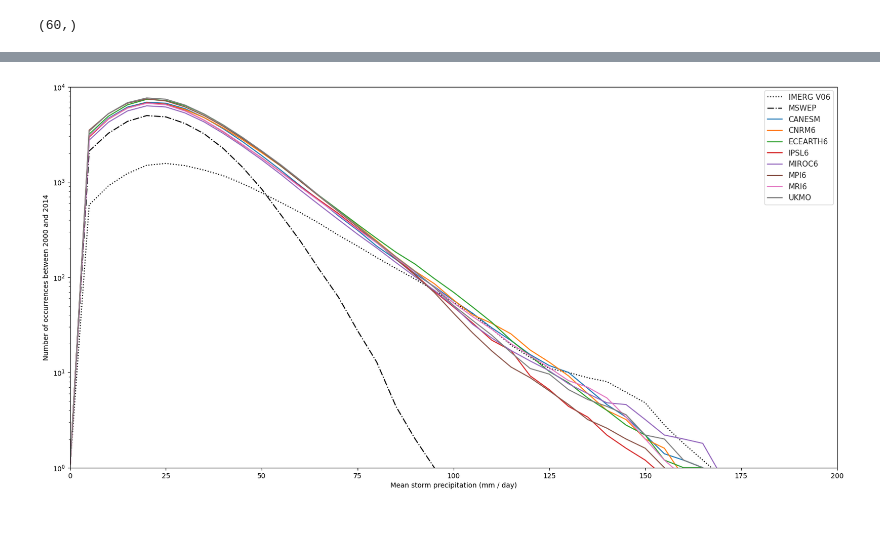
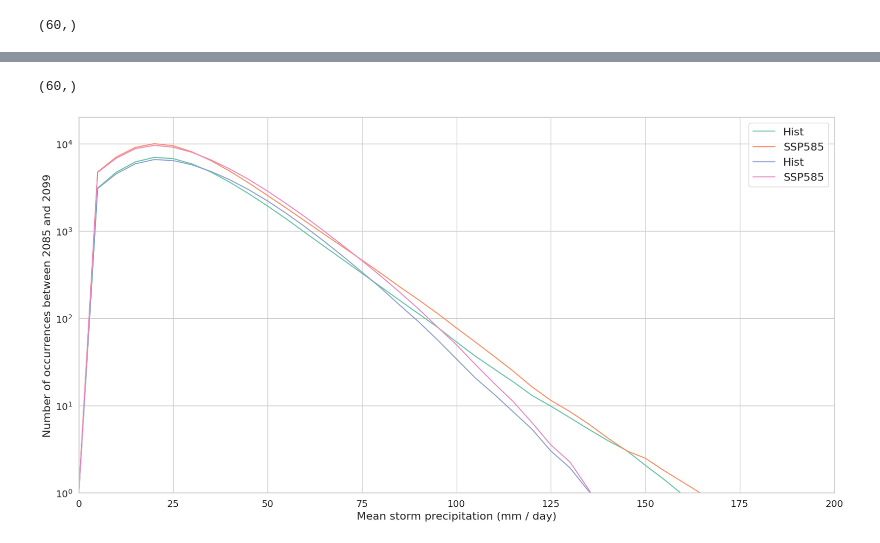
Before and after one commit to vosps/tropical_cyclone, a Jupyter notebook: chapter_3/rain_freq_chirps.ipynb, the cells around one changed output, grey strips where cells are left out. Cells and saved outputs as stored; diff of their text form; code cells hidden in the pictures.

```diff
--- a/chapter_3/rain_freq_chirps.ipynb
+++ b/chapter_3/rain_freq_chirps.ipynb
@@ -405,32 +505,60 @@ print(canesm_total_rain.shape)
+# %%
+print(canesm_total_rain_ssp585.shape)
+# %% [output]
+(60,)
+# %%
+# for model in models:
+#     print(globals()[f'{model}_dates'])
+#     print(globals()[f'{model}_dates_ssp585'])
+
+
+ssp585_ensemble_average_rain = np.mean(np.concatenate([np.expand_dims(canesm_total_rain_ssp585,axis=0),np.expand_dims(cnrm6_total_rain_ssp585,axis=0),np.expand_dims(miroc6_total_rain_ssp585,axis=0),np.expand_dims(ipsl6_total_rain_ssp585,axis=0),np.expand_dims(mri6_total_rain_ssp585,axis=0),np.expand_dims(mpi6_total_rain_ssp585,axis=0),np.expand_dims(ukmo_total_rain_ssp585,axis=0),np.expand_dims(ecearth6_total_rain_ssp585,axis=0)],axis=0),axis=0)
+hist_ensemble_average_rain = np.mean(np.concatenate([np.expand_dims(canesm_total_rain,axis=0),np.expand_dims(cnrm6_total_rain,axis=0),np.expand_dims(miroc6_total_rain,axis=0),np.expand_dims(ipsl6_total_rain,axis=0),np.expand_dims(mri6_total_rain,axis=0),np.expand_dims(mpi6_total_rain,axis=0),np.expand_dims(ukmo_total_rain,axis=0),np.expand_dims(ecearth6_total_rain,axis=0)],axis=0),axis=0)
+hist_ensemble_min_rain = np.min(np.concatenate([np.expand_dims(canesm_total_rain,axis=0),np.expand_dims(cnrm6_total_rain,axis=0),np.expand_dims(miroc6_total_rain,axis=0),np.expand_dims(ipsl6_total_rain,axis=0),np.expand_dims(mri6_total_rain,axis=0),np.expand_dims(mpi6_total_rain,axis=0),np.expand_dims(ukmo_total_rain,axis=0),np.expand_dims(ecearth6_total_rain,axis=0)],axis=0),axis=0)
+hist_ensemble_max_rain = np.max(np.concatenate([np.expand_dims(canesm_total_rain,axis=0),np.expand_dims(cnrm6_total_rain,axis=0),np.expand_dims(miroc6_total_rain,axis=0),np.expand_dims(ipsl6_total_rain,axis=0),np.expand_dims(mri6_total_rain,axis=0),np.expand_dims(mpi6_total_rain,axis=0),np.expand_dims(ukmo_total_rain,axis=0),np.expand_dims(ecearth6_total_rain,axis=0)],axis=0),axis=0)
+
+
+ssp585_ensemble_average_rain_qm = np.mean(np.concatenate([np.expand_dims(canesm_total_rain_ssp585_qm,axis=0),np.expand_dims(cnrm6_total_rain_ssp585_qm,axis=0),np.expand_dims(miroc6_total_rain_ssp585_qm,axis=0),np.expand_dims(ipsl6_total_rain_ssp585_qm,axis=0),np.expand_dims(mri6_total_rain_ssp585_qm,axis=0),np.expand_dims(mpi6_total_rain_ssp585_qm,axis=0),np.expand_dims(ukmo_total_rain_ssp585_qm,axis=0),np.expand_dims(ecearth6_total_rain_ssp585_qm,axis=0)],axis=0),axis=0)
+hist_ensemble_average_rain_qm = np.mean(np.concatenate([np.expand_dims(canesm_total_rain_qm,axis=0),np.expand_dims(cnrm6_total_rain_qm,axis=0),np.expand_dims(miroc6_total_rain_qm,axis=0),np.expand_dims(ipsl6_total_rain_qm,axis=0),np.expand_dims(mri6_total_rain_qm,axis=0),np.expand_dims(mpi6_total_rain_qm,axis=0),np.expand_dims(ukmo_total_rain_qm,axis=0),np.expand_dims(ecearth6_total_rain_qm,axis=0)],axis=0),axis=0)
+hist_ensemble_min_rain_qm = np.min(np.concatenate([np.expand_dims(canesm_total_rain_qm,axis=0),np.expand_dims(cnrm6_total_rain_qm,axis=0),np.expand_dims(miroc6_total_rain_qm,axis=0),np.expand_dims(ipsl6_total_rain_qm,axis=0),np.expand_dims(mri6_total_rain_qm,axis=0),np.expand_dims(mpi6_total_rain_qm,axis=0),np.expand_dims(ukmo_total_rain_qm,axis=0),np.expand_dims(ecearth6_total_rain_qm,axis=0)],axis=0),axis=0)
+hist_ensemble_max_rain_qm = np.max(np.concatenate([np.expand_dims(canesm_total_rain_qm,axis=0),np.expand_dims(cnrm6_total_rain_qm,axis=0),np.expand_dims(miroc6_total_rain_qm,axis=0),np.expand_dims(ipsl6_total_rain_qm,axis=0),np.expand_dims(mri6_total_rain_qm,axis=0),np.expand_dims(mpi6_total_rain_qm,axis=0),np.expand_dims(ukmo_total_rain_qm,axis=0),np.expand_dims(ecearth6_total_rain_qm,axis=0)],axis=0),axis=0)
+ssp585_ensemble_min_rain_qm = np.min(np.concatenate([np.expand_dims(canesm_total_rain_ssp585_qm,axis=0),np.expand_dims(cnrm6_total_rain_ssp585_qm,axis=0),np.expand_dims(miroc6_total_rain_ssp585_qm,axis=0),np.expand_dims(ipsl6_total_rain_ssp585_qm,axis=0),np.expand_dims(mri6_total_rain_ssp585_qm,axis=0),np.expand_dims(mpi6_total_rain_ssp585_qm,axis=0),np.expand_dims(ukmo_total_rain_ssp585_qm,axis=0),np.expand_dims(ecearth6_total_rain_ssp585_qm,axis=0)],axis=0),axis=0)
+ssp585_ensemble_max_rain_qm = np.max(np.concatenate([np.expand_dims(canesm_total_rain_ssp585_qm,axis=0),np.expand_dims(cnrm6_total_rain_ssp585_qm,axis=0),np.expand_dims(miroc6_total_rain_ssp585_qm,axis=0),np.expand_dims(ipsl6_total_rain_ssp585_qm,axis=0),np.expand_dims(mri6_total_rain_ssp585_qm,axis=0),np.expand_dims(mpi6_total_rain_ssp585_qm,axis=0),np.expand_dims(ukmo_total_rain_ssp585_qm,axis=0),np.expand_dims(ecearth6_total_rain_ssp585_qm,axis=0)],axis=0),axis=0)
 # %%
 # TODO: subsample so all counts are equivalent to 6 hourly samples - it will skew results if mswep is 3 hourly and cmip6 is a mix of 3 and 6 hourly.
 fig,axes = plt.subplots(1,1,figsize=(20, 10))
 sns.set(style="whitegrid")
 sns.set_palette("Set2")
 
 # wgan
 # plt.plot(dates_wgan,total_rain_wgan,linestyle='dashed')
 # plt.plot(dates_wgan_og,total_rain_wgan_og,linestyle='dashed')
 
 # IMERG Obs
-plt.plot(dates_imerg,total_rain_imerg,color='black',linestyle='dotted')
-plt.plot(dates_mswep,total_rain_mswep,color='black',linestyle='dashdot')
+# plt.plot(dates_imerg,total_rain_imerg,color='black',linestyle='dotted')
+# plt.plot(dates_mswep,total_rain_mswep,color='black',linestyle='dashdot')
 
 
 # chirps
-for model in models:
-    im = axes.plot(globals()[f'{model}_dates'],globals()[f'{model}_total_rain'])
+axes.plot(cnrm6_dates,hist_ensemble_average_rain)
+axes.plot(cnrm6_dates_ssp585,ssp585_ensemble_average_rain)
+axes.plot(cnrm6_dates_qm,hist_ensemble_average_rain_qm)
+axes.plot(cnrm6_dates_ssp585_qm,ssp585_ensemble_average_rain_qm)
 
 
 
 plt.yscale('log')
-plt.ylim(1,10000)
+plt.ylim(1,20000)
 plt.xlim(0,200)
-plt.legend(['IMERG V06','MSWEP','CANESM','CNRM6','ECEARTH6','IPSL6', 'MIROC6','MPI6','MRI6','UKMO'])
+plt.legend(['Hist','SSP585','Hist','SSP585'],fontsize=16)
+plt.xticks(fontsize=14)
+plt.yticks(fontsize=14)
 # plt.legend(['Scalar WGAN','2D WGAN','IMERG V06','MSWEP','CMCC-CM2-VHR4','HadGEM3-GC31-HH','MIROC6','MPI-ESM1-2-LR','NorESM2-LM','NESM3','IPSL-CM6A-LR','MRI-ESM2-0','EC-Earth3','CMCC-CM2-HR4'])
-plt.xlabel('Mean storm precipitation (mm / day)')
-plt.ylabel('Number of occurrences between 2000 and 2014')
+plt.xlabel('Mean storm precipitation (mm / day)',fontsize=16)
+plt.ylabel('Number of occurrences between 2085 and 2099',fontsize=16)
 
-plt.savefig('3_rain_frequency_hist.png',bbox_inches='tight')
+plt.savefig('3_rain_frequency_ensemble_average.png',bbox_inches='tight')
+
+# normalise to be per storm or per 10 storms
 # %% [output]
-[figure, old version]
+[figure, new version]
```
Also changed, not shown: parts of 14 cells of this notebook, 34 other files.
